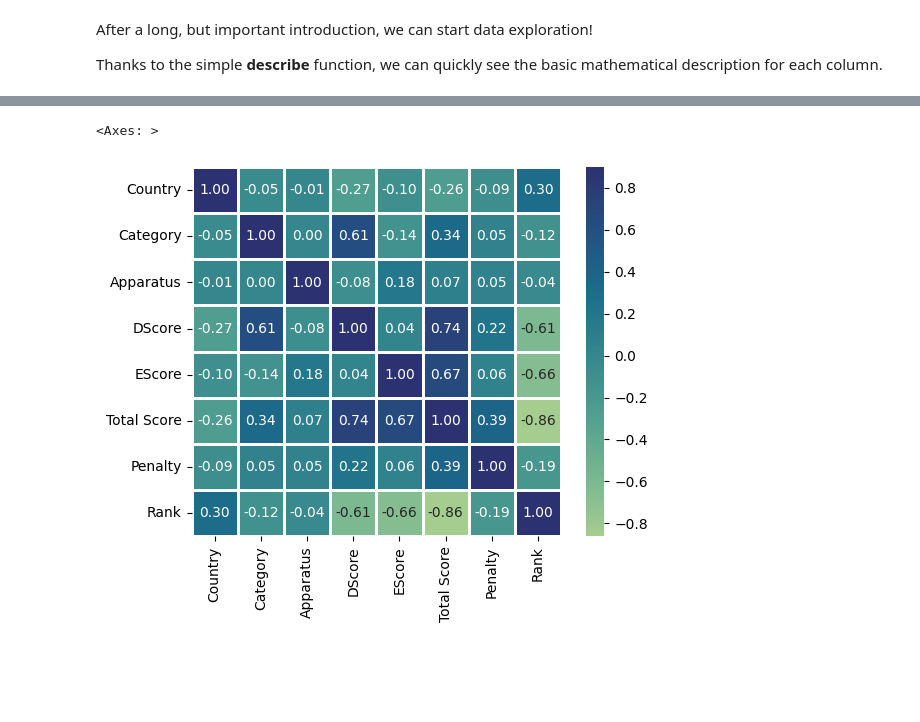
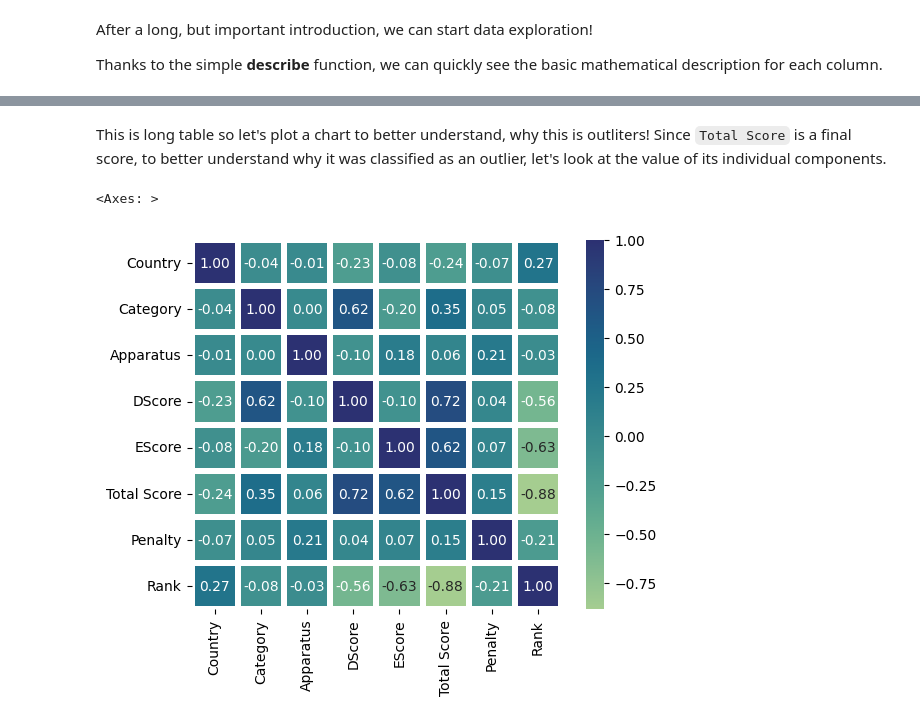
Before and after one commit to Asturn15/Gymnastics-on-GitHub, a Jupyter notebook: Project 5 - ML model in Python/Notebook project.ipynb, the cells around one changed output, grey strips where cells are left out. Cells and saved outputs as stored; diff of their text form; code cells hidden in the pictures; blank space fills up the shorter version.

Commit message:
dealing with outliers

```diff
--- a/Project 5 - ML model in Python/Notebook project.ipynb
+++ b/Project 5 - ML model in Python/Notebook project.ipynb
@@ -662,0 +695,13 @@ training_df.describe(include='all')
+# %%
+# Value for first and third quartiles
+Q1 = training_df['Total Score'].quantile(0.25)
+Q3 = training_df['Total Score'].quantile(0.75)
+
+# Interquartile range value
+IQR = Q3 - Q1
+
+# identify outliers in our dataset based on IRQ method
+outliers = training_df[(training_df['Total Score'] < Q1 - 1.5 * IQR) | (training_df['Total Score'] > Q3 + 1.5 * IQR)]
+
+# look on our outliers
+outliers
@@ -663,6 +726,11 @@ training_df.describe(include='all')
+# %%
+# drop outliers from our dataset
+training_df.drop(outliers.index, inplace = True)
+# %% [markdown]
+This is long table so let's plot a chart to better understand, why this is outliters! Since `Total Score` is a final score, to better understand why it was classified as an outlier, let's look at the value of its individual components.
 # %%
 corrmat = training_df.corr()
-sns.heatmap(corrmat, vmax=.9, cmap = 'crest', square=True, annot = True, fmt='.2f', linewidths= 1)
+sns.heatmap(corrmat, vmax = 1, cmap = 'crest', square=True, annot = True, fmt = '.2f', linewidths = 3)
 # %% [output]
 <Axes: >
-[figure, old version]
+[figure, new version]
```
Also changed, not shown: parts of 6 cells of this notebook.
